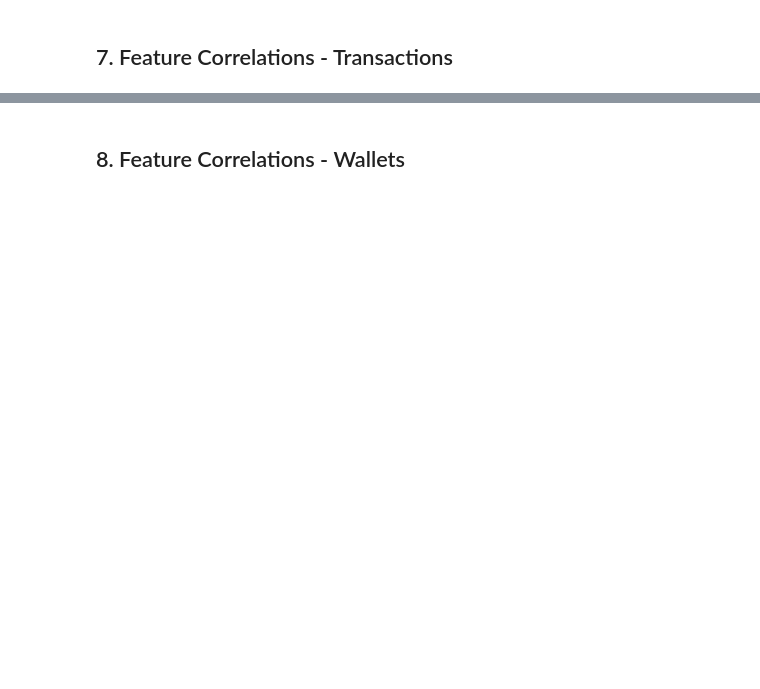
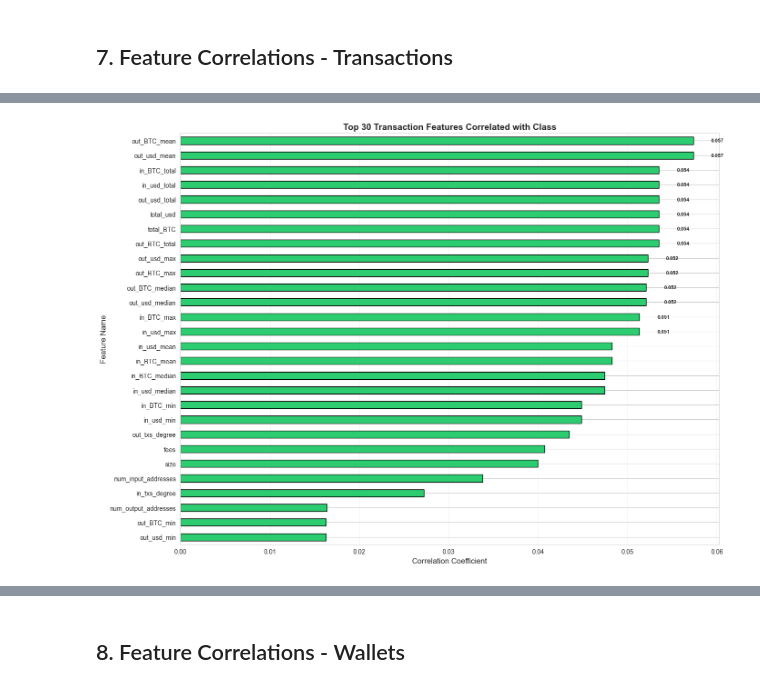
Before and after one commit to NehorayChalfon0166/final_project, a Jupyter notebook: Elipticpp_EDA.ipynb, the cells around one changed output, grey strips where cells are left out. Drawn from its saved outputs; the diff is of its cells as text; code cells hidden in the pictures; blank space fills up the shorter version.

```diff
--- a/Elipticpp_EDA.ipynb
+++ b/Elipticpp_EDA.ipynb
@@ -678,3 +740,79 @@ in_BTC_max             0.035435
 out_BTC_max            0.034390
 total_usd              0.032310
 Name: class, dtype: float64
+# %%
+# Analyze transaction features correlation with class (similar to wallet features visualization)
+print("=== TRANSACTION FEATURES CORRELATION WITH CLASS - VISUAL ANALYSIS ===")
+
+# Get all transaction features (exclude non-feature columns, Local, and Aggregate features)
+exclude_tx_cols = ['txId', 'class', 'class_label', 'Time step']
+tx_feature_cols = [c for c in txs.columns
+                   if c not in exclude_tx_cols
+                   and txs[c].dtype != 'object'
+                   and not c.startswith('Local_feature_')
+                   and not c.startswith('Aggregate_feature_')]
+
+print(f"Total Transaction Features (excluding Local/Aggregate): {len(tx_feature_cols)}")
+
+# Calculate correlations with class (only for known classes)
+txs_known = txs[txs['class_label'].isin(['Illicit', 'Licit'])].copy()
+txs_known_numeric = txs_known[tx_feature_cols + ['class']].dropna()
+
+tx_feature_corr = txs_known_numeric[tx_feature_cols + ['class']].corr()['class'].drop('class')
+
+# Top correlated features
+print("\n=== TOP 30 TRANSACTION FEATURES CORRELATED WITH CLASS ===")
+top_tx_features = tx_feature_corr.abs().sort_values(ascending=False).head(30)
+print(top_tx_features)
+
+# Visualize top features
+fig, axes = plt.subplots(1, 1, figsize=(14, 10))
+
+# Transaction features
+top_tx_signed = tx_feature_corr.loc[top_tx_features.index]
+colors_tx = ['#e74c3c' if x < 0 else '#2ecc71' for x in top_tx_signed]
+top_tx_signed.sort_values().plot(kind='barh', ax=axes, color=colors_tx, edgecolor='black')
+axes.set_title('Top 30 Transaction Features Correlated with Class', fontweight='bold', fontsize=14)
+axes.set_xlabel('Correlation Coefficient', fontsize=12)
+axes.set_ylabel('Feature Name', fontsize=12)
+axes.axvline(x=0, color='black', linestyle='-', linewidth=1.2)
+axes.grid(True, alpha=0.3, axis='x')
+
+# Add text annotations for strongest correlations
+for i, (feature, value) in enumerate(top_tx_signed.sort_values().items()):
+    if abs(value) > 0.05:  # Only annotate stronger correlations
+        axes.text(value + 0.002 if value > 0 else value - 0.002, i,
+                 f'{value:.3f}', va='center', ha='left' if value > 0 else 'right',
+                 fontsize=8, fontweight='bold')
+
+plt.tight_layout()
+plt.show()
+
+# Summary statistics
+print("\n=== TRANSACTION FEATURE CORRELATION STATISTICS ===")
+print(f"Mean |correlation|: {tx_feature_corr.abs().mean():.4f}")
+print(f"Max |correlation|: {tx_feature_corr.abs().max():.4f}")
+print(f"Features with |correlation| > 0.1: {(tx_feature_corr.abs() > 0.1).sum()}")
+print(f"Features with |correlation| > 0.05: {(tx_feature_corr.abs() > 0.05).sum()}")
+
+# Group by feature categories
+print("\n=== CORRELATION BY FEATURE CATEGORY ===")
+tx_categories = {
+    'USD Values': [c for c in tx_feature_cols if 'usd' in c.lower()],
+    'BTC Values': [c for c in tx_feature_cols if 'btc' in c.lower() and 'usd' not in c.lower()],
+    'Transaction Size & Fees': ['size', 'fees'],
+    'Input Addresses': [c for c in tx_feature_cols if 'input_address' in c.lower() or 'in_' in c.lower()],
+    'Output Addresses': [c for c in tx_feature_cols if 'output_address' in c.lower() or 'out_' in c.lower()],
+    'Transaction Degrees': [c for c in tx_feature_cols if 'degree' in c.lower()]
+}
+
+for category, features in tx_categories.items():
+    available_features = [f for f in features if f in tx_feature_corr.index]
+    if available_features:
+        avg_corr = tx_feature_corr[available_features].abs().mean()
+        max_corr = tx_feature_corr[available_features].abs().max()
+        print(f"\n{category}:")
+        print(f"  Features: {len(available_features)}")
+        print(f"  Avg |correlation|: {avg_corr:.4f}")
+        print(f"  Max |correlation|: {max_corr:.4f}")
+# %% [output]
@@ -680,0 +836 @@ Name: class, dtype: float64
+[figure, added]
```
Also changed, not shown: parts of 14 cells of this notebook.
